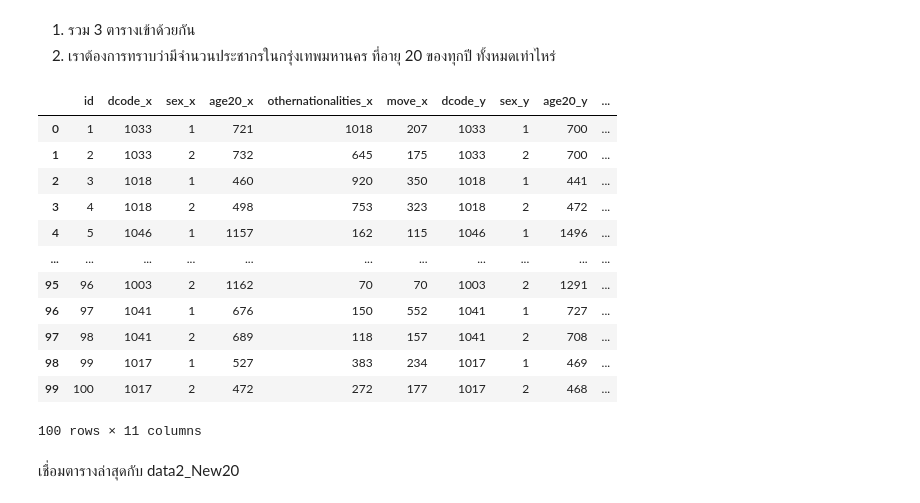
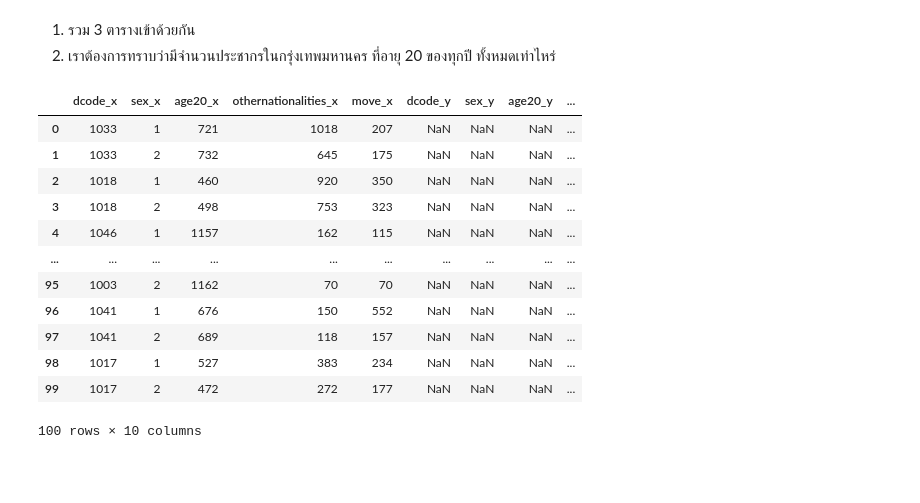
Before and after one commit to kittikhun62/DWDM21, a Jupyter notebook: project.ipynb, the cells around one changed output. Drawn from its saved outputs; the diff is of its cells as text; code cells hidden in the pictures; blank space fills up the shorter version.

```diff
--- a/project.ipynb
+++ b/project.ipynb
@@ -69,4 +45,4 @@ data.tail()
 # %%
-data_New20 = data[['id','dcode','sex','age20','0','move']]
+data_New20 = data[['dcode','sex','age20','othernationalities','move']]
 data_New20 #เลือกเฉพาะคอลัมที่ต้องการ เเละสร้างเป็นชื่อตัวเเปรใหม่ ตารางใหม่
 # %% [output]
@@ -129,6 +79,6 @@ data1 # import ไฟล์ปี 59
 | 99 | 100 | 1017 | 2 | 314 | 327 | 373 | 336 | 351 | 379 | 355 | 351 | ... |
 100 rows × 109 columns
 # %%
-data1_New20 = data1[['id','dcode','sex','age20','othernationalities','move']]
+data1_New20 = data1[['dcode','sex','age20','othernationalities','move']]
 data1_New20 #เลือกเฉพาะคอลัมที่ต้องการ เเละสร้างเป็นชื่อตัวเเปรใหม่ ตารางใหม่
 # %% [output]
@@ -289,21 +139,19 @@ dtype: bool
 1.   รวม 3 ตารางเข้าด้วยกัน
 2.   เราต้องการทราบว่ามีจำนวนประชากรในกรุ่งเทพมหานคร ที่อายุ 20 ของทุกปี ทั้งหมดเท่าไหร่
 # %%
-merged_table = data_New20.merge(data1_New20,how='left',left_on='id',right_on='id')
+merged_table = data_New20.merge(data1_New20,how='left',left_on='dcode',right_on='sex')
 merged_table #รวมตาราง data_New20 กับ data1_New20 เข้าด้วยกันก่อน โดยให้ เเละหากข้อมูลซ้ำ จะให้ เเอตทริบิ้ว ปี56 ตามหลังด้วย _x เเละเเอตทริบิ้ว ปี 59 ตามด้วย _y
 # %% [output]
-|  | id | dcode_x | sex_x | age20_x | othernationalities_x | move_x | dcode_y | sex_y | age20_y | ... |
-| 0 | 1 | 1033 | 1 | 721 | 1018 | 207 | 1033 | 1 | 700 | ... |
-| 1 | 2 | 1033 | 2 | 732 | 645 | 175 | 1033 | 2 | 700 | ... |
-| 2 | 3 | 1018 | 1 | 460 | 920 | 350 | 1018 | 1 | 441 | ... |
-| 3 | 4 | 1018 | 2 | 498 | 753 | 323 | 1018 | 2 | 472 | ... |
-| 4 | 5 | 1046 | 1 | 1157 | 162 | 115 | 1046 | 1 | 1496 | ... |
-| ... | ... | ... | ... | ... | ... | ... | ... | ... | ... | ... |
-| 95 | 96 | 1003 | 2 | 1162 | 70 | 70 | 1003 | 2 | 1291 | ... |
-| 96 | 97 | 1041 | 1 | 676 | 150 | 552 | 1041 | 1 | 727 | ... |
-| 97 | 98 | 1041 | 2 | 689 | 118 | 157 | 1041 | 2 | 708 | ... |
-| 98 | 99 | 1017 | 1 | 527 | 383 | 234 | 1017 | 1 | 469 | ... |
-| 99 | 100 | 1017 | 2 | 472 | 272 | 177 | 1017 | 2 | 468 | ... |
+|  | dcode_x | sex_x | age20_x | othernationalities_x | move_x | dcode_y | sex_y | age20_y | ... |
+| 0 | 1033 | 1 | 721 | 1018 | 207 | NaN | NaN | NaN | ... |
+| 1 | 1033 | 2 | 732 | 645 | 175 | NaN | NaN | NaN | ... |
+| 2 | 1018 | 1 | 460 | 920 | 350 | NaN | NaN | NaN | ... |
+| 3 | 1018 | 2 | 498 | 753 | 323 | NaN | NaN | NaN | ... |
+| 4 | 1046 | 1 | 1157 | 162 | 115 | NaN | NaN | NaN | ... |
+| ... | ... | ... | ... | ... | ... | ... | ... | ... | ... |
+| 95 | 1003 | 2 | 1162 | 70 | 70 | NaN | NaN | NaN | ... |
+| 96 | 1041 | 1 | 676 | 150 | 552 | NaN | NaN | NaN | ... |
+| 97 | 1041 | 2 | 689 | 118 | 157 | NaN | NaN | NaN | ... |
+| 98 | 1017 | 1 | 527 | 383 | 234 | NaN | NaN | NaN | ... |
+| 99 | 1017 | 2 | 472 | 272 | 177 | NaN | NaN | NaN | ... |
-100 rows × 11 columns
+100 rows × 10 columns
-# %% [markdown]
-เชื่อมตารางล่าสุดกับ data2_New20
```
Also changed, not shown: parts of 21 cells of this notebook.
